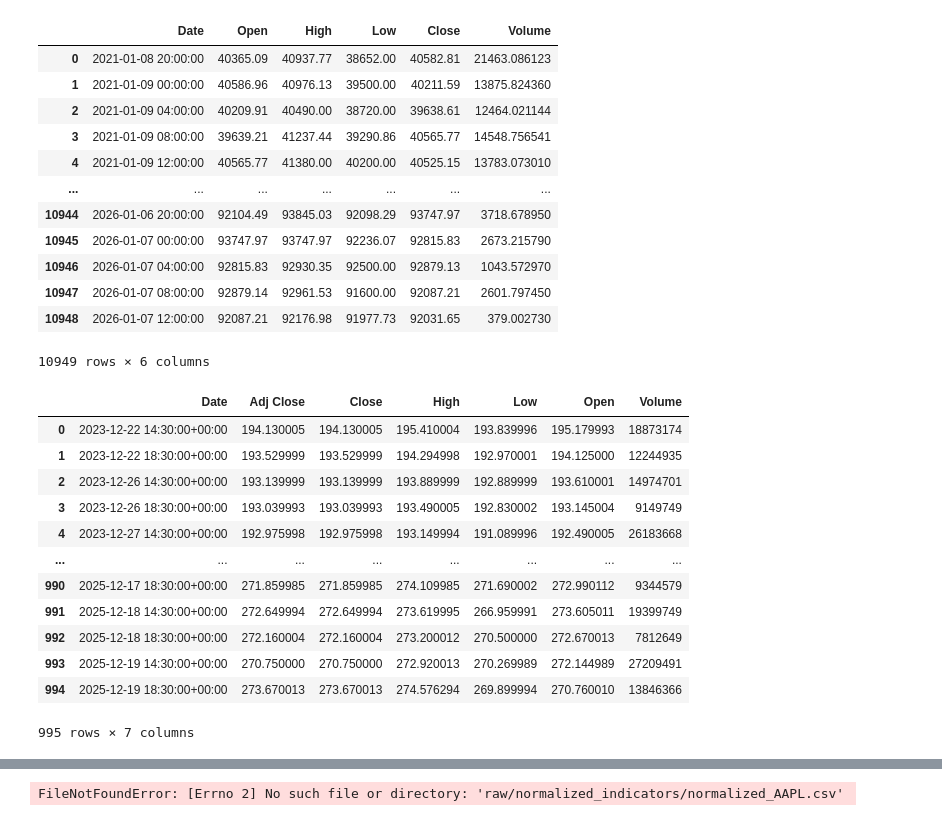
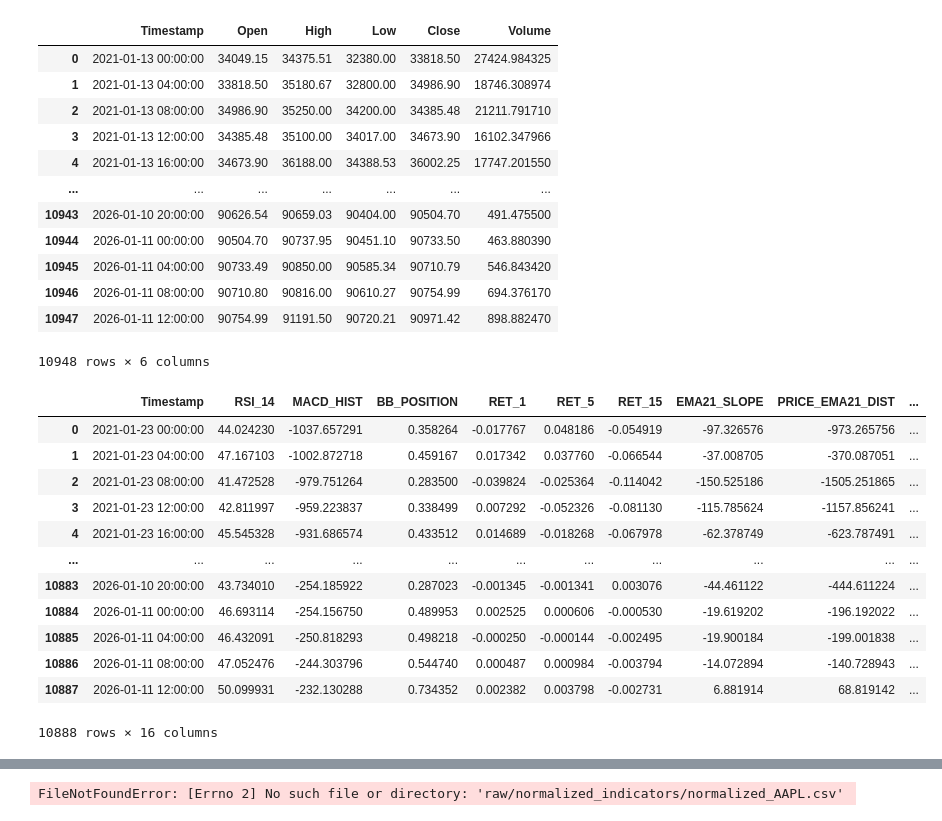
Before and after one commit to Aditya-gautam21/quantTrader, a Jupyter notebook: backend/ml_training.ipynb, the cells around one changed output, grey strips where cells are left out. Cells and saved outputs as stored; diff of their text form; code cells hidden in the pictures.

```diff
--- a/backend/fata.ipynb
+++ b/backend/ml_training.ipynb
@@ -3,34 +6,34 @@ import pandas as pd
 # %%
-data = pd.read_csv("raw_data/2026-01-07/BTC_USDT/historical_BTC_USDT.csv")
+data = pd.read_csv("raw_data/2026-01-11/BTCUSDT/historical_BTCUSDT.csv")
 data
 # %% [output]
-|  | Date | Open | High | Low | Close | Volume |
-| 0 | 2021-01-08 20:00:00 | 40365.09 | 40937.77 | 38652.00 | 40582.81 | 21463.086123 |
-| 1 | 2021-01-09 00:00:00 | 40586.96 | 40976.13 | 39500.00 | 40211.59 | 13875.824360 |
-| 2 | 2021-01-09 04:00:00 | 40209.91 | 40490.00 | 38720.00 | 39638.61 | 12464.021144 |
-| 3 | 2021-01-09 08:00:00 | 39639.21 | 41237.44 | 39290.86 | 40565.77 | 14548.756541 |
-| 4 | 2021-01-09 12:00:00 | 40565.77 | 41380.00 | 40200.00 | 40525.15 | 13783.073010 |
+|  | Timestamp | Open | High | Low | Close | Volume |
+| 0 | 2021-01-13 00:00:00 | 34049.15 | 34375.51 | 32380.00 | 33818.50 | 27424.984325 |
+| 1 | 2021-01-13 04:00:00 | 33818.50 | 35180.67 | 32800.00 | 34986.90 | 18746.308974 |
+| 2 | 2021-01-13 08:00:00 | 34986.90 | 35250.00 | 34200.00 | 34385.48 | 21211.791710 |
+| 3 | 2021-01-13 12:00:00 | 34385.48 | 35100.00 | 34017.00 | 34673.90 | 16102.347966 |
+| 4 | 2021-01-13 16:00:00 | 34673.90 | 36188.00 | 34388.53 | 36002.25 | 17747.201550 |
 | ... | ... | ... | ... | ... | ... | ... |
-| 10944 | 2026-01-06 20:00:00 | 92104.49 | 93845.03 | 92098.29 | 93747.97 | 3718.678950 |
-| 10945 | 2026-01-07 00:00:00 | 93747.97 | 93747.97 | 92236.07 | 92815.83 | 2673.215790 |
-| 10946 | 2026-01-07 04:00:00 | 92815.83 | 92930.35 | 92500.00 | 92879.13 | 1043.572970 |
-| 10947 | 2026-01-07 08:00:00 | 92879.14 | 92961.53 | 91600.00 | 92087.21 | 2601.797450 |
-| 10948 | 2026-01-07 12:00:00 | 92087.21 | 92176.98 | 91977.73 | 92031.65 | 379.002730 |
+| 10943 | 2026-01-10 20:00:00 | 90626.54 | 90659.03 | 90404.00 | 90504.70 | 491.475500 |
+| 10944 | 2026-01-11 00:00:00 | 90504.70 | 90737.95 | 90451.10 | 90733.50 | 463.880390 |
+| 10945 | 2026-01-11 04:00:00 | 90733.49 | 90850.00 | 90585.34 | 90710.79 | 546.843420 |
+| 10946 | 2026-01-11 08:00:00 | 90710.80 | 90816.00 | 90610.27 | 90754.99 | 694.376170 |
+| 10947 | 2026-01-11 12:00:00 | 90754.99 | 91191.50 | 90720.21 | 90971.42 | 898.882470 |
-10949 rows × 6 columns
+10948 rows × 6 columns
 # %%
-aapl = pd.read_csv("/home/adityagautam/Desktop/Projects/quantTrader/backend/raw_data/2025-12-20/AAPL/historical_AAPL.csv")
-aapl
+indicators = pd.read_csv("raw_data/2026-01-11/BTCUSDT/indicators_BTCUSDT.csv")
+indicators
 # %% [output]
-|  | Date | Adj Close | Close | High | Low | Open | Volume |
-| 0 | 2023-12-22 14:30:00+00:00 | 194.130005 | 194.130005 | 195.410004 | 193.839996 | 195.179993 | 18873174 |
-| 1 | 2023-12-22 18:30:00+00:00 | 193.529999 | 193.529999 | 194.294998 | 192.970001 | 194.125000 | 12244935 |
-| 2 | 2023-12-26 14:30:00+00:00 | 193.139999 | 193.139999 | 193.889999 | 192.889999 | 193.610001 | 14974701 |
-| 3 | 2023-12-26 18:30:00+00:00 | 193.039993 | 193.039993 | 193.490005 | 192.830002 | 193.145004 | 9149749 |
-| 4 | 2023-12-27 14:30:00+00:00 | 192.975998 | 192.975998 | 193.149994 | 191.089996 | 192.490005 | 26183668 |
-| ... | ... | ... | ... | ... | ... | ... | ... |
-| 990 | 2025-12-17 18:30:00+00:00 | 271.859985 | 271.859985 | 274.109985 | 271.690002 | 272.990112 | 9344579 |
-| 991 | 2025-12-18 14:30:00+00:00 | 272.649994 | 272.649994 | 273.619995 | 266.959991 | 273.605011 | 19399749 |
-| 992 | 2025-12-18 18:30:00+00:00 | 272.160004 | 272.160004 | 273.200012 | 270.500000 | 272.670013 | 7812649 |
-| 993 | 2025-12-19 14:30:00+00:00 | 270.750000 | 270.750000 | 272.920013 | 270.269989 | 272.144989 | 27209491 |
-| 994 | 2025-12-19 18:30:00+00:00 | 273.670013 | 273.670013 | 274.576294 | 269.899994 | 270.760010 | 13846366 |
+|  | Timestamp | RSI_14 | MACD_HIST | BB_POSITION | RET_1 | RET_5 | RET_15 | EMA21_SLOPE | PRICE_EMA21_DIST | ... |
+| 0 | 2021-01-23 00:00:00 | 44.024230 | -1037.657291 | 0.358264 | -0.017767 | 0.048186 | -0.054919 | -97.326576 | -973.265756 | ... |
+| 1 | 2021-01-23 04:00:00 | 47.167103 | -1002.872718 | 0.459167 | 0.017342 | 0.037760 | -0.066544 | -37.008705 | -370.087051 | ... |
+| 2 | 2021-01-23 08:00:00 | 41.472528 | -979.751264 | 0.283500 | -0.039824 | -0.025364 | -0.114042 | -150.525186 | -1505.251865 | ... |
+| 3 | 2021-01-23 12:00:00 | 42.811997 | -959.223837 | 0.338499 | 0.007292 | -0.052326 | -0.081130 | -115.785624 | -1157.856241 | ... |
+| 4 | 2021-01-23 16:00:00 | 45.545328 | -931.686574 | 0.433512 | 0.014689 | -0.018268 | -0.067978 | -62.378749 | -623.787491 | ... |
+| ... | ... | ... | ... | ... | ... | ... | ... | ... | ... | ... |
+| 10883 | 2026-01-10 20:00:00 | 43.734010 | -254.185922 | 0.287023 | -0.001345 | -0.001341 | 0.003076 | -44.461122 | -444.611224 | ... |
+| 10884 | 2026-01-11 00:00:00 | 46.693114 | -254.156750 | 0.489953 | 0.002525 | 0.000606 | -0.000530 | -19.619202 | -196.192022 | ... |
+| 10885 | 2026-01-11 04:00:00 | 46.432091 | -250.818293 | 0.498218 | -0.000250 | -0.000144 | -0.002495 | -19.900184 | -199.001838 | ... |
+| 10886 | 2026-01-11 08:00:00 | 47.052476 | -244.303796 | 0.544740 | 0.000487 | 0.000984 | -0.003794 | -14.072894 | -140.728943 | ... |
+| 10887 | 2026-01-11 12:00:00 | 50.099931 | -232.130288 | 0.734352 | 0.002382 | 0.003798 | -0.002731 | 6.881914 | 68.819142 | ... |
-995 rows × 7 columns
+10888 rows × 16 columns
```
Also changed, not shown: parts of 3 cells of this notebook, 3 other files.
